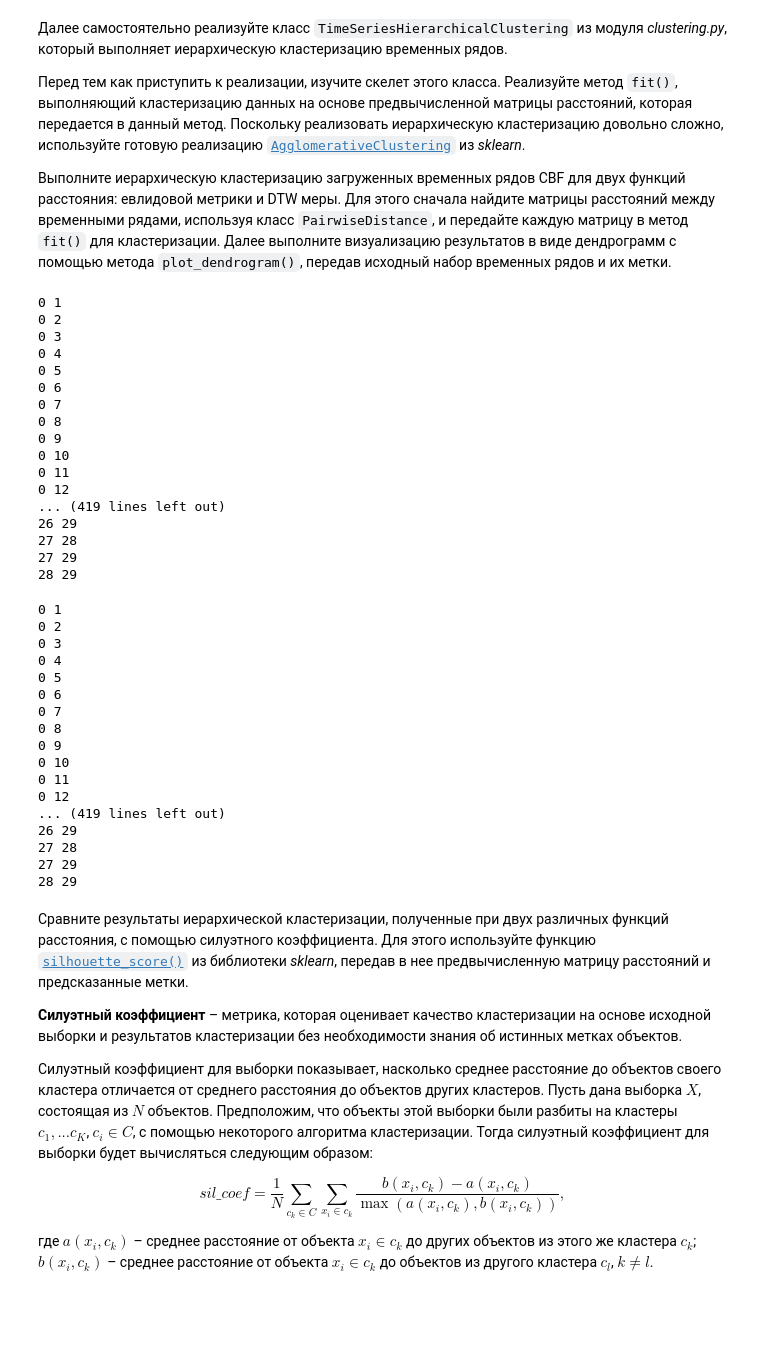
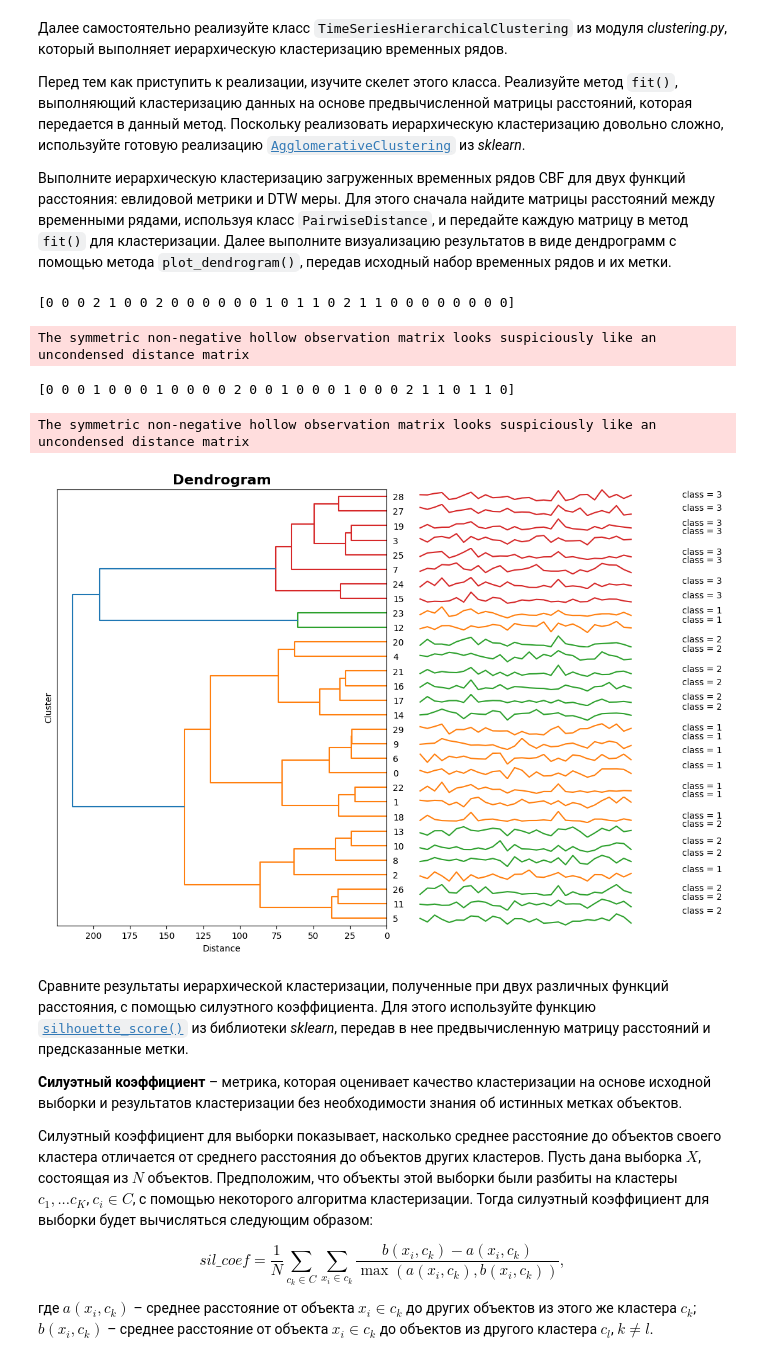
Before and after one commit to Paha185/2024-Mikhaylov-TimeSeriesCourse, a Jupyter notebook: practice/01 Basics/01 Basics.ipynb, the cells around one changed output. Cells and saved outputs as stored; diff of their text form; code cells hidden in the pictures; blank space fills up the shorter version.

```diff
--- a/practice/01 Basics/01 Basics.ipynb
+++ b/practice/01 Basics/01 Basics.ipynb
@@ -206,46 +188,29 @@ plot_ts(ts_set[2:5])
 Далее выполните визуализацию результатов в виде дендрограмм с помощью метода `plot_dendrogram()`, передав исходный набор временных рядов и их метки.
 # %%
 obj_euclidean = PairwiseDistance()
-euclidean_array = obj_euclidean.calculate(ts_set)
+euclidean_array = obj_euclidean.calculate(ts_set_numpy)
-# %% [output]
-0 1
-0 2
-0 3
-0 4
-0 5
-0 6
-0 7
-0 8
-0 9
-0 10
-0 11
-0 12
-... (419 lines left out)
-26 29
-27 28
-27 29
-28 29
 # %%
 obj_DTW = PairwiseDistance('DTW')
-DTW_array = obj_DTW.calculate(ts_set)
+DTW_array = obj_DTW.calculate(ts_set_numpy)
-# %% [output]
-0 1
-0 2
-0 3
-0 4
-0 5
-0 6
-0 7
-0 8
-0 9
-0 10
-0 11
-0 12
-... (419 lines left out)
-26 29
-27 28
-27 29
-28 29
+# %%
+obj_TSHC = TimeSeriesHierarchicalClustering()
+labels_euclidean = obj_TSHC.fit_predict(euclidean_array)
+print(labels_euclidean)
+# %% [output]
+[0 0 0 2 1 0 0 2 0 0 0 0 0 0 1 0 1 1 0 2 1 1 0 0 0 0 0 0 0 0]
+The symmetric non-negative hollow observation matrix looks suspiciously like an uncondensed distance matrix
+# %%
+labels_DTW = obj_TSHC.fit_predict(DTW_array)
+print(labels_DTW)
+# %% [output]
+[0 0 0 1 0 0 0 1 0 0 0 0 2 0 0 1 0 0 0 1 0 0 0 2 1 1 0 1 1 0]
+The symmetric non-negative hollow observation matrix looks suspiciously like an uncondensed distance matrix
+# %%
+labels = labels.to_numpy()
+# %%
+obj_TSHC.plot_dendrogram(ts_set, labels)
+# %% [output]
+[figure, added]
 # %% [markdown]
 Сравните результаты иерархической кластеризации, полученные при двух различных функций расстояния, с помощью силуэтного коэффициента. Для этого используйте функцию [`silhouette_score()`](https://scikit-learn.org/stable/modules/generated/sklearn.metrics.silhouette_score.html) из библиотеки *sklearn*, передав в нее предвычисленную матрицу расстояний и предсказанные метки.
 
```
Also changed, not shown: parts of 12 cells of this notebook.
